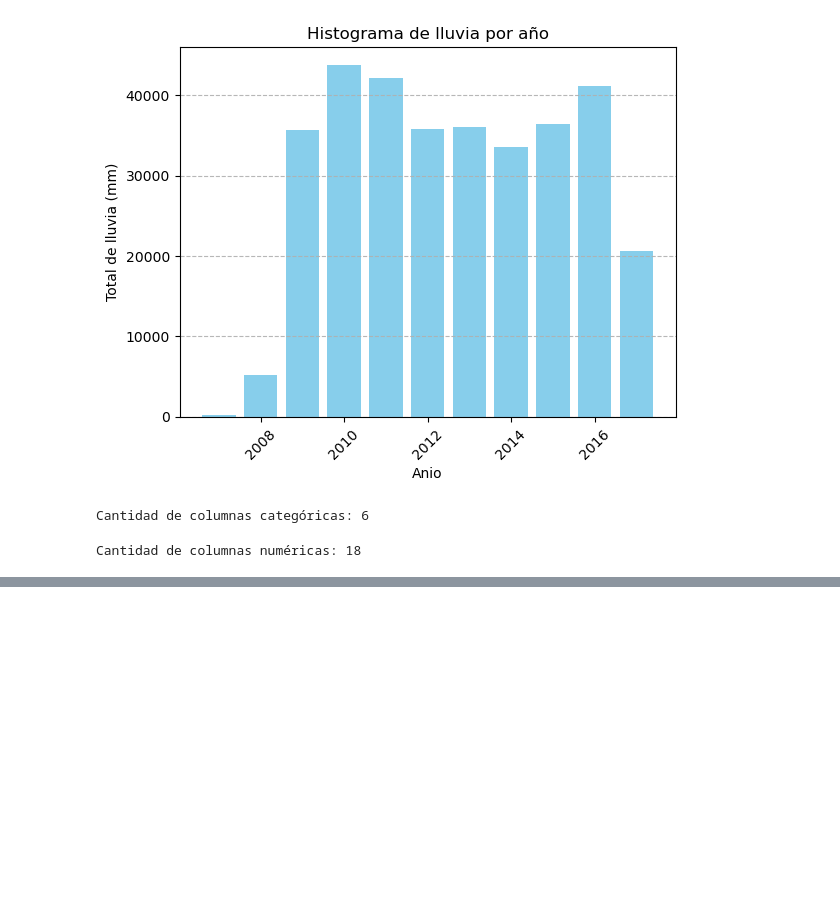
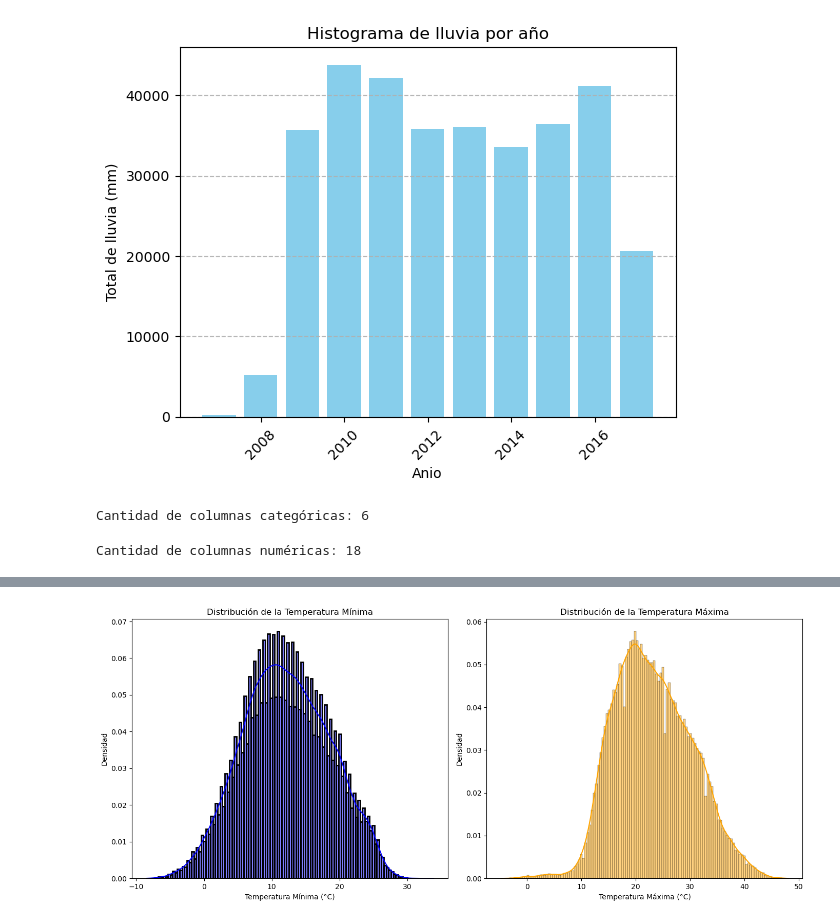
Before and after one commit to Francisco-pizarro/Mineria_datos, a Jupyter notebook: entregable_1.ipynb, the cells around one changed output, grey strips where cells are left out. Saved outputs shown, nothing was run; the diff lists cells and outputs as text; code cells hidden in the pictures; blank space fills up the shorter version.

```diff
--- a/entregable_1.ipynb
+++ b/entregable_1.ipynb
@@ -280,0 +415,21 @@ Cantidad de columnas numéricas: 18
+# %%
+plt.figure(figsize=(14, 6))
+
+# Gráfico para la Temperatura Mínima
+plt.subplot(1, 2, 1)
+sns.histplot(data_esp['MinTemp'], kde=True, color='blue', stat='density', linewidth=2)
+plt.title('Distribución de la Temperatura Mínima')
+plt.xlabel('Temperatura Mínima (°C)')
+plt.ylabel('Densidad')
+
+# Gráfico para la Temperatura Máxima
+plt.subplot(1, 2, 2)
+sns.histplot(data_esp['MaxTemp'], kde=True, color='orange', stat='density')
+plt.title('Distribución de la Temperatura Máxima')
+plt.xlabel('Temperatura Máxima (°C)')
+plt.ylabel('Densidad')
+
+plt.tight_layout()
+plt.show()
+# %% [output]
+[figure, added]
```
Also changed, not shown: parts of 14 cells of this notebook, 1 other file.
